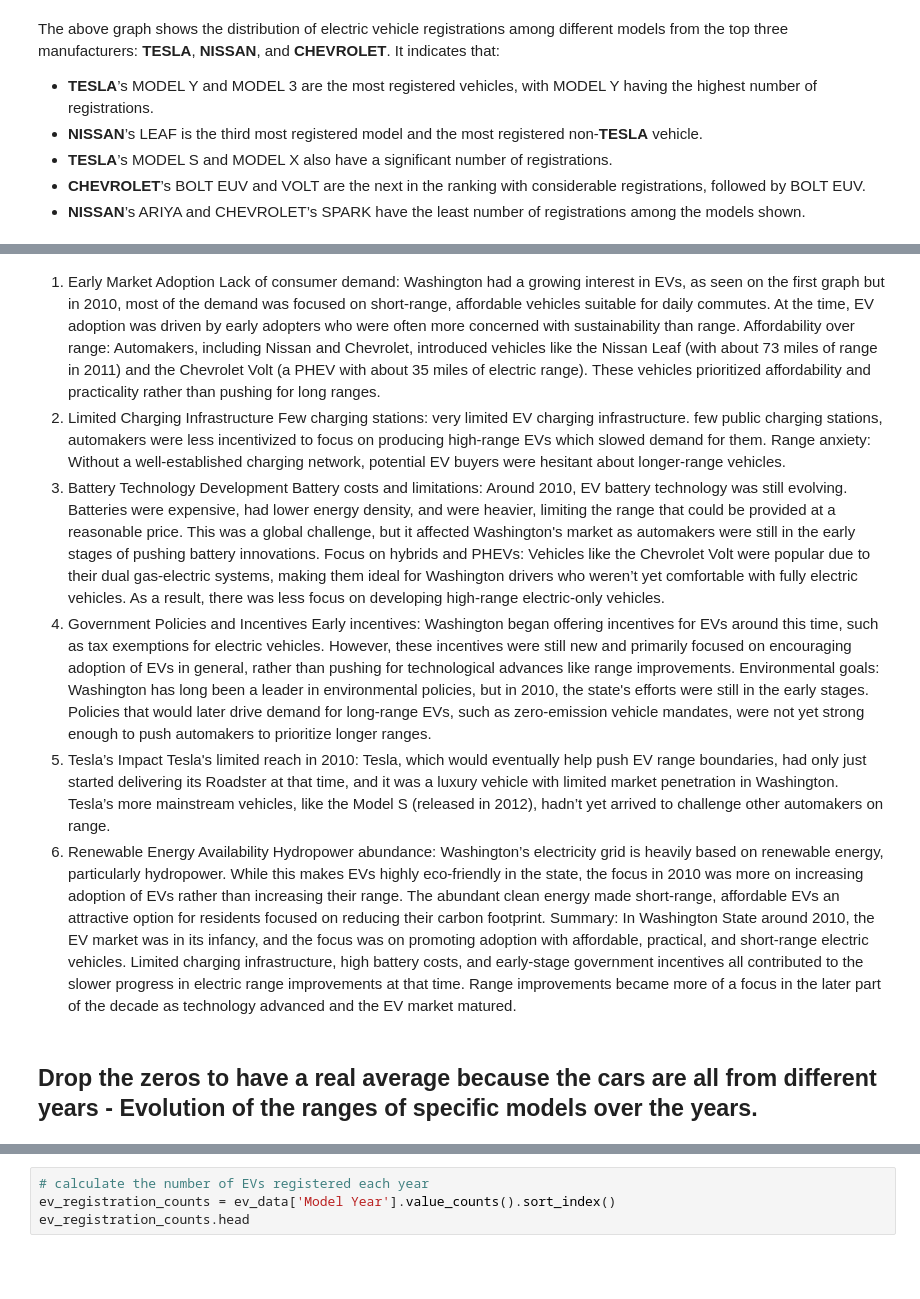
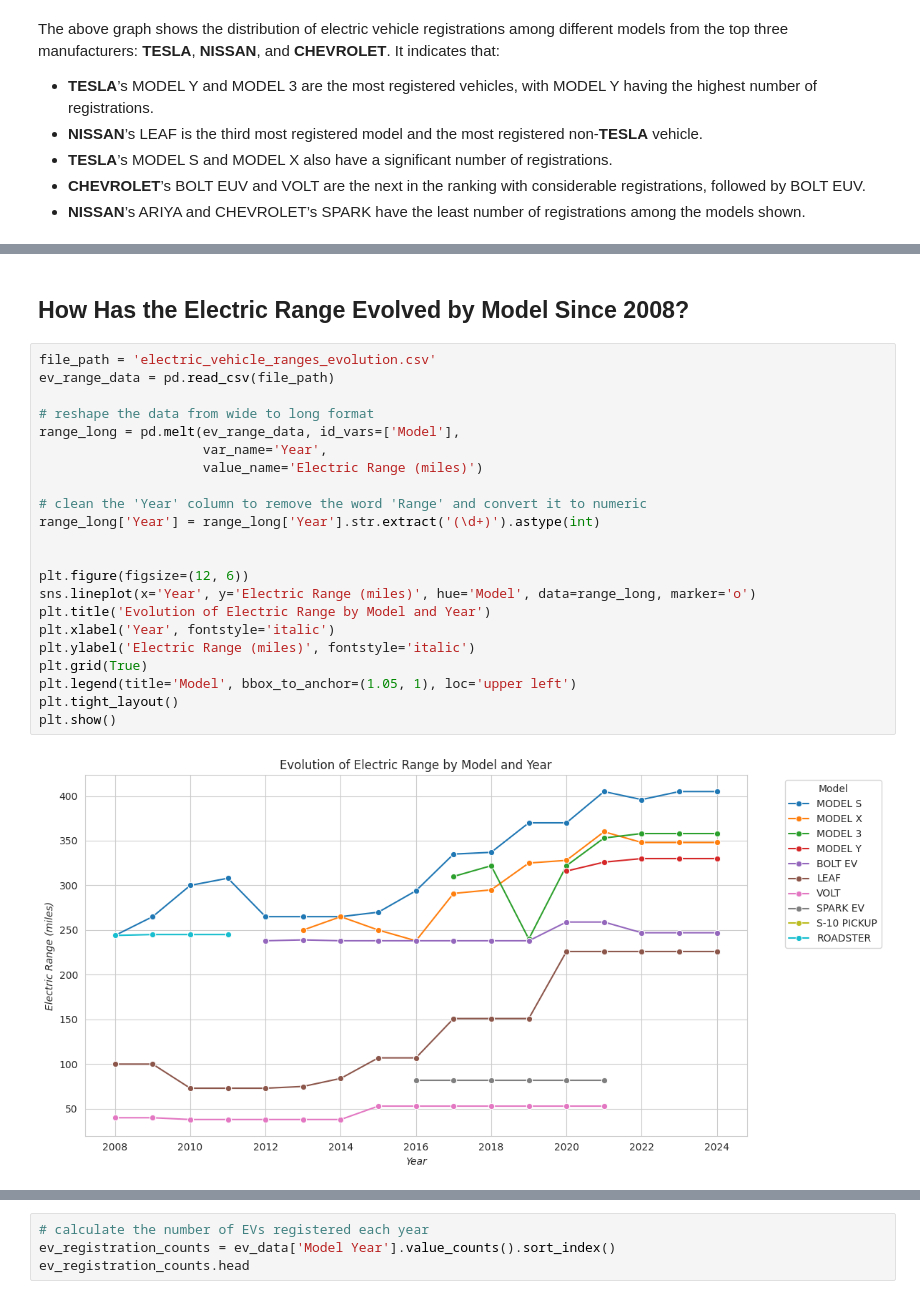
Before and after one commit to MicheleTKP/ev_market_size_analysis, a Jupyter notebook: ev_growth_analysis-Copy1.ipynb, the cells around one changed output, grey strips where cells are left out. Cells and saved outputs as stored; diff of their text form; blank space fills up the shorter version.

```diff
--- a/ev_growth_analysis-Copy1.ipynb
+++ b/ev_growth_analysis-Copy1.ipynb
@@ -423,21 +293,26 @@ plt.show()
-# %% [markdown]
-1. Early Market Adoption
-Lack of consumer demand: Washington had a growing interest in EVs, as seen on the first graph but in 2010, most of the demand was focused on short-range, affordable vehicles suitable for daily commutes. At the time, EV adoption was driven by early adopters who were often more concerned with sustainability than range.
-Affordability over range: Automakers, including Nissan and Chevrolet, introduced vehicles like the Nissan Leaf (with about 73 miles of range in 2011) and the Chevrolet Volt (a PHEV with about 35 miles of electric range). These vehicles prioritized affordability and practicality rather than pushing for long ranges.
-2. Limited Charging Infrastructure
-Few charging stations: very limited EV charging infrastructure. few public charging stations, automakers were less incentivized to focus on producing high-range EVs which slowed demand for them.
-Range anxiety: Without a well-established charging network, potential EV buyers were hesitant about longer-range vehicles.
-3. Battery Technology Development
-Battery costs and limitations: Around 2010, EV battery technology was still evolving. Batteries were expensive, had lower energy density, and were heavier, limiting the range that could be provided at a reasonable price. This was a global challenge, but it affected Washington's market as automakers were still in the early stages of pushing battery innovations.
-Focus on hybrids and PHEVs: Vehicles like the Chevrolet Volt were popular due to their dual gas-electric systems, making them ideal for Washington drivers who weren’t yet comfortable with fully electric vehicles. As a result, there was less focus on developing high-range electric-only vehicles.
-4. Government Policies and Incentives
-Early incentives: Washington began offering incentives for EVs around this time, such as tax exemptions for electric vehicles. However, these incentives were still new and primarily focused on encouraging adoption of EVs in general, rather than pushing for technological advances like range improvements.
-Environmental goals: Washington has long been a leader in environmental policies, but in 2010, the state's efforts were still in the early stages. Policies that would later drive demand for long-range EVs, such as zero-emission vehicle mandates, were not yet strong enough to push automakers to prioritize longer ranges.
-5. Tesla’s Impact
-Tesla's limited reach in 2010: Tesla, which would eventually help push EV range boundaries, had only just started delivering its Roadster at that time, and it was a luxury vehicle with limited market penetration in Washington. Tesla’s more mainstream vehicles, like the Model S (released in 2012), hadn’t yet arrived to challenge other automakers on range.
-6. Renewable Energy Availability
-Hydropower abundance: Washington’s electricity grid is heavily based on renewable energy, particularly hydropower. While this makes EVs highly eco-friendly in the state, the focus in 2010 was more on increasing adoption of EVs rather than increasing their range. The abundant clean energy made short-range, affordable EVs an attractive option for residents focused on reducing their carbon footprint.
-Summary:
-In Washington State around 2010, the EV market was in its infancy, and the focus was on promoting adoption with affordable, practical, and short-range electric vehicles. Limited charging infrastructure, high battery costs, and early-stage government incentives all contributed to the slower progress in electric range improvements at that time. Range improvements became more of a focus in the later part of the decade as technology advanced and the EV market matured.
-# %% [markdown]
-## Drop the zeros to have a real average because the cars are all from different years - Evolution of the ranges of specific models over the years.
+# %% [markdown]
+## How Has the Electric Range Evolved by Model Since 2008?
+# %%
+file_path = 'electric_vehicle_ranges_evolution.csv'
+ev_range_data = pd.read_csv(file_path)
+
+# reshape the data from wide to long format
+range_long = pd.melt(ev_range_data, id_vars=['Model'],
+                     var_name='Year',
+                     value_name='Electric Range (miles)')
+
+# clean the 'Year' column to remove the word 'Range' and convert it to numeric
+range_long['Year'] = range_long['Year'].str.extract('(\d+)').astype(int)
+
+
+plt.figure(figsize=(12, 6))
+sns.lineplot(x='Year', y='Electric Range (miles)', hue='Model', data=range_long, marker='o')
+plt.title('Evolution of Electric Range by Model and Year')
+plt.xlabel('Year', fontstyle='italic')
+plt.ylabel('Electric Range (miles)', fontstyle='italic')
+plt.grid(True)
+plt.legend(title='Model', bbox_to_anchor=(1.05, 1), loc='upper left')
+plt.tight_layout()
+plt.show()
+# %% [output]
+[figure, added]
```
Also changed, not shown: parts of 44 cells of this notebook, 3 other files.
